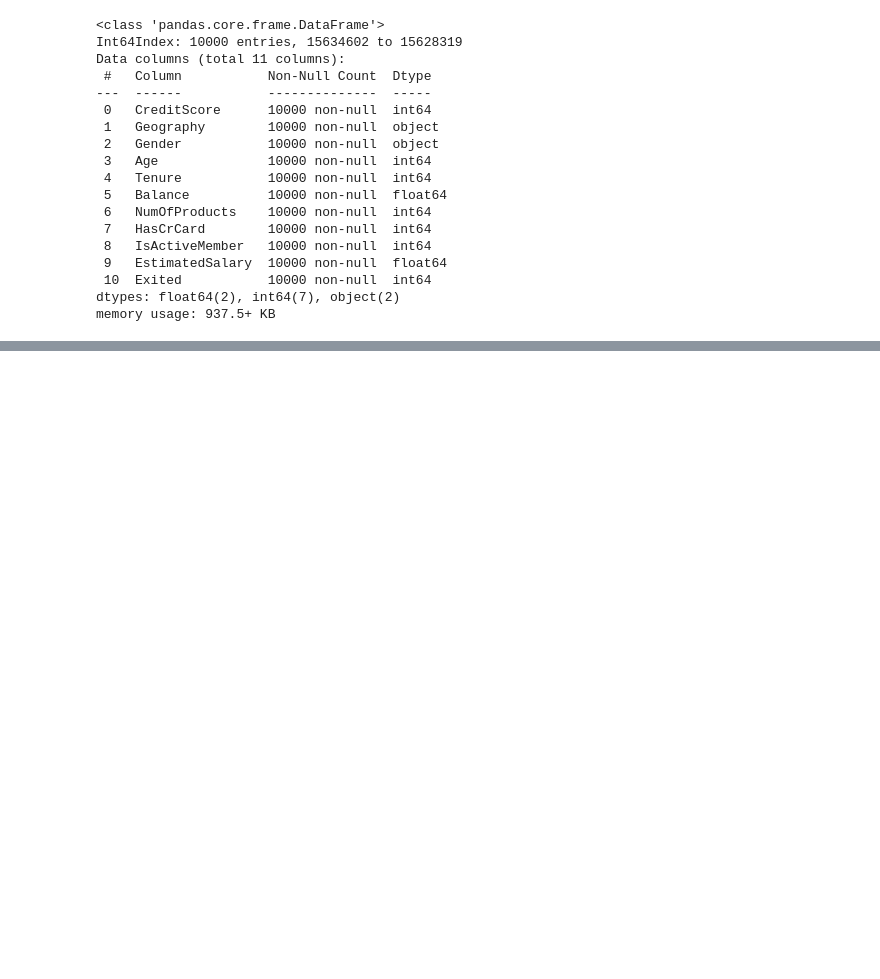
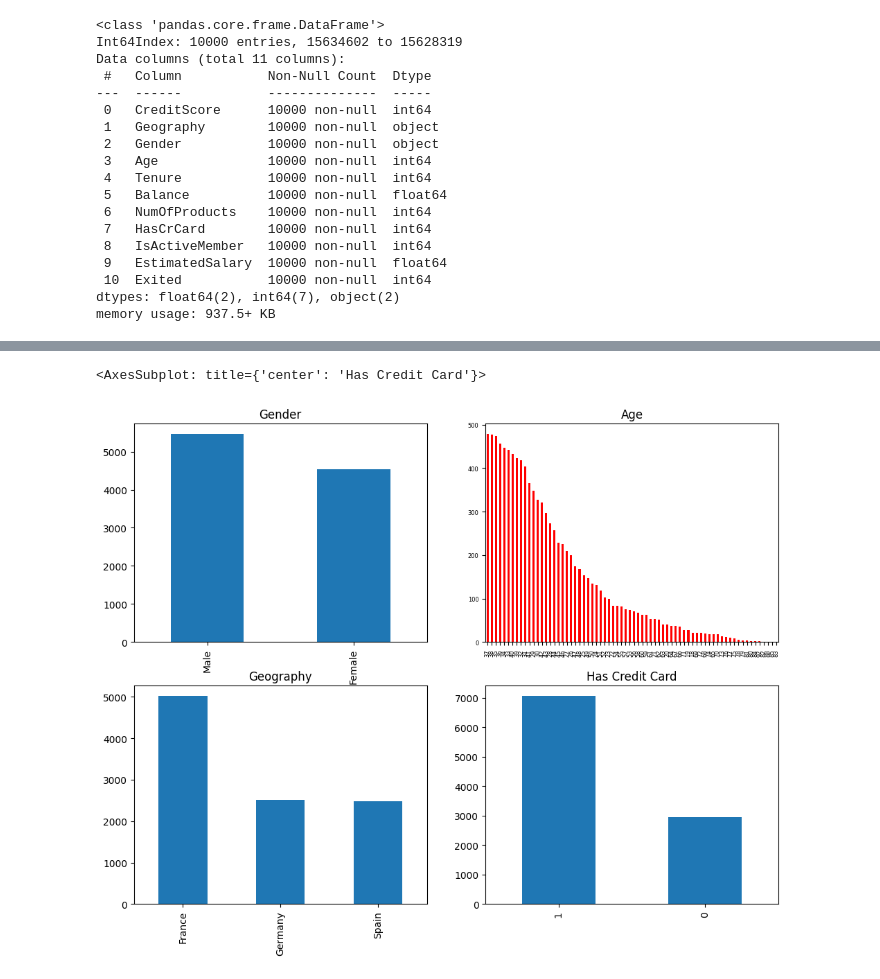
Before and after one commit to ysfcil/CHURN, a Jupyter notebook: Bank Churn.ipynb, the cells around one changed output, grey strips where cells are left out. Saved outputs shown, nothing was run; the diff lists cells and outputs as text; code cells hidden in the pictures; blank space fills up the shorter version.

```diff
--- a/Bank Churn.ipynb
+++ b/Bank Churn.ipynb
@@ -51,0 +63,11 @@ memory usage: 937.5+ KB
+# %%
+fig, axes = plt.subplots(nrows=2, ncols=2, squeeze=False)
+
+#add DataFrames to subplots
+df["Gender"].value_counts().plot(kind="bar",ax=axes[0,0], title="Gender", figsize=(12,9))
+df["Age"].value_counts().plot(kind="bar",ax=axes[0,1], title="Age", figsize=(12,9), color = "red",fontsize=6)
+df["Geography"].value_counts().plot(kind="bar", ax=axes[1,0], title="Geography", figsize=(12,9))
+df["HasCrCard"].value_counts().plot(kind="bar",ax=axes[1,1], title="Has Credit Card", figsize=(12,9))
+# %% [output]
+<AxesSubplot: title={'center': 'Has Credit Card'}>
+[figure, added]
```
Also changed, not shown: parts of 17 cells of this notebook.
